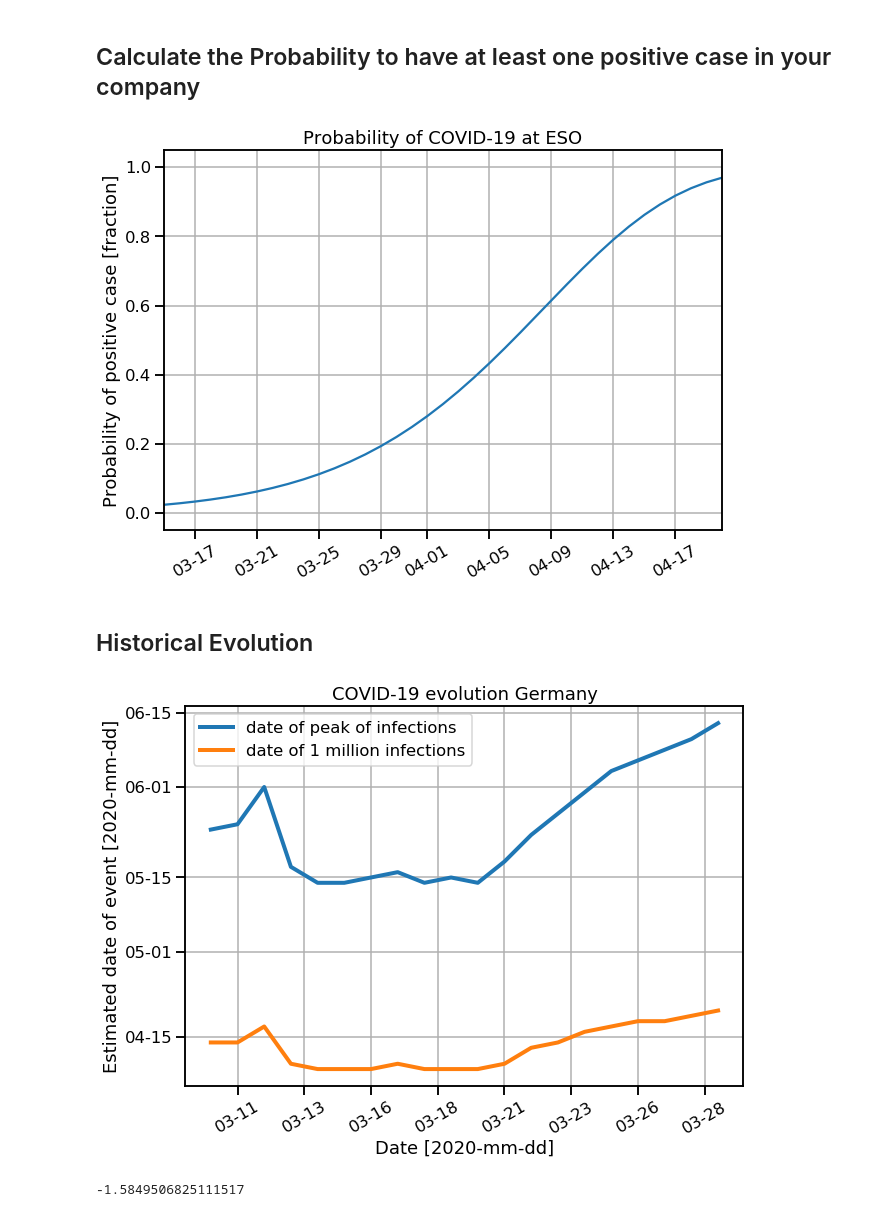
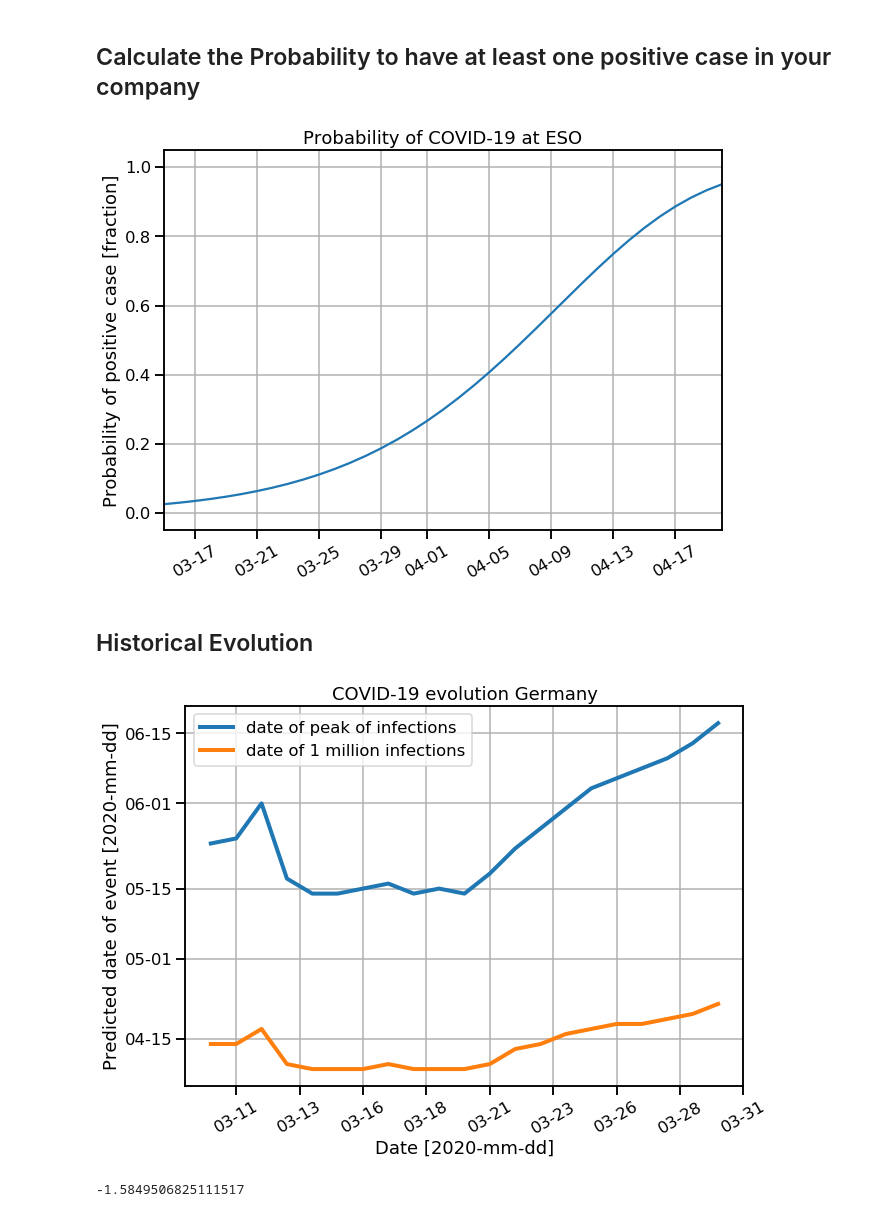
Before and after one commit to circlespace/covid19, a Jupyter notebook: COVID-19_Germany.ipynb, the cells around one changed output. Cells and saved outputs as stored; diff of their text form; code cells hidden in the pictures.

```diff
--- a/COVID-19_Germany.ipynb
+++ b/COVID-19_Germany.ipynb
@@ -27,7 +27,7 @@ from scipy.optimize import curve_fit
 ydata = np.array([
     0,0,0,0,0,1,4,4,4,5,8,10,12,12,12,12,13,13,14,14,16,16,16,16,16,16,16,16,16,16,16,16,16,16,17,27,46,\
     48,79,130,159,196,262,482,670,799,1040,1176,1457,1908,2078,3675,4585,5795,7272,9257,12327,15320,19848,
-    22364,24873,29056,32986, 37323,43938, 50871, 57695, 62435])
+    22364,24873,29056,32986, 37323,43938, 50871, 57695, 62435, 66885])
 # to Mar 29
 xdata = np.arange(1,len(ydata)+1)
 date_start = datetime.date(2020, 1, 22)
@@ -37,8 +37,8 @@ dates_data = drange(date_start, date_end, datetime.timedelta(days=1))
 ## Fit the data to the model
 # %%
 # fit the data to the error function
-popt, pcov = curve_fit(fit_func, xdata, ydata, p0=[0.04, 120])
-yfit = fit_func(xdata, *popt)
+popt_latest, pcov = curve_fit(fit_func, xdata, ydata, p0=[0.04, 120])
+yfit = fit_func(xdata, *popt_latest)
 # %% [markdown]
 # Plot the Results
 # %%
@@ -63,8 +63,7 @@ plt.show()
 # %%
 # extrapolate to the coming months
 x_ex = np.arange(1, 150)
-#y_ex = fit_func(x_ex, popt[0], popt[1])
-y_ex = fit_func(x_ex, *popt)
+y_ex = fit_func(x_ex, *popt_latest)
 date2 = date_start + datetime.timedelta(days=len(x_ex))
 dates_ex = drange(date_start, date2, datetime.timedelta(days=1))
 # %%
@@ -127,7 +126,7 @@ ax.set_xlim(datetime.date(2020, 3, 15), datetime.date(2020, 4, 20))
 plt.savefig('prob_' + name_company + '.png')
 plt.show()
 # %% [output]
-[figure, old version]
+[figure, new version]
 # %% [markdown]
 ## Historical Evolution
 # %%
@@ -147,21 +146,21 @@ for day in dates_history:
 # %%
 # plot the estimated day of the peak infections versus time
 sns.set_context('talk')
 fig, ax = plt.subplots(figsize=(10, 7))
 ax.plot(dates_history, date_peak_history, '-', linewidth=4, label="date of peak of infections")
 ax.plot(dates_history, date_1M_history, '-', linewidth=4, label="date of 1 million infections")
 ax.set_xlabel(r"Date [2020-mm-dd]")
-ax.set_ylabel(r"Estimated date of event [2020-mm-dd]")
+ax.set_ylabel(r"Predicted date of event [2020-mm-dd]")
 ax.set_title(r"COVID-19 evolution Germany")
 ax.grid(True)
 #ax.tick_params(labelsize=14)
 ax.xaxis.set_major_formatter(DateFormatter('%m-%d'))
 ax.yaxis.set_major_formatter(DateFormatter('%m-%d'))
 ax.xaxis.set_tick_params(rotation=30)
 plt.legend()
 plt.show()
 # %% [output]
-[figure, old version]
+[figure, new version]
 # %%
 # calculate the argument of the fit_func for 1 million infections
 p = [0.01,0]
```
Also changed, not shown: parts of 9 cells of this notebook.
